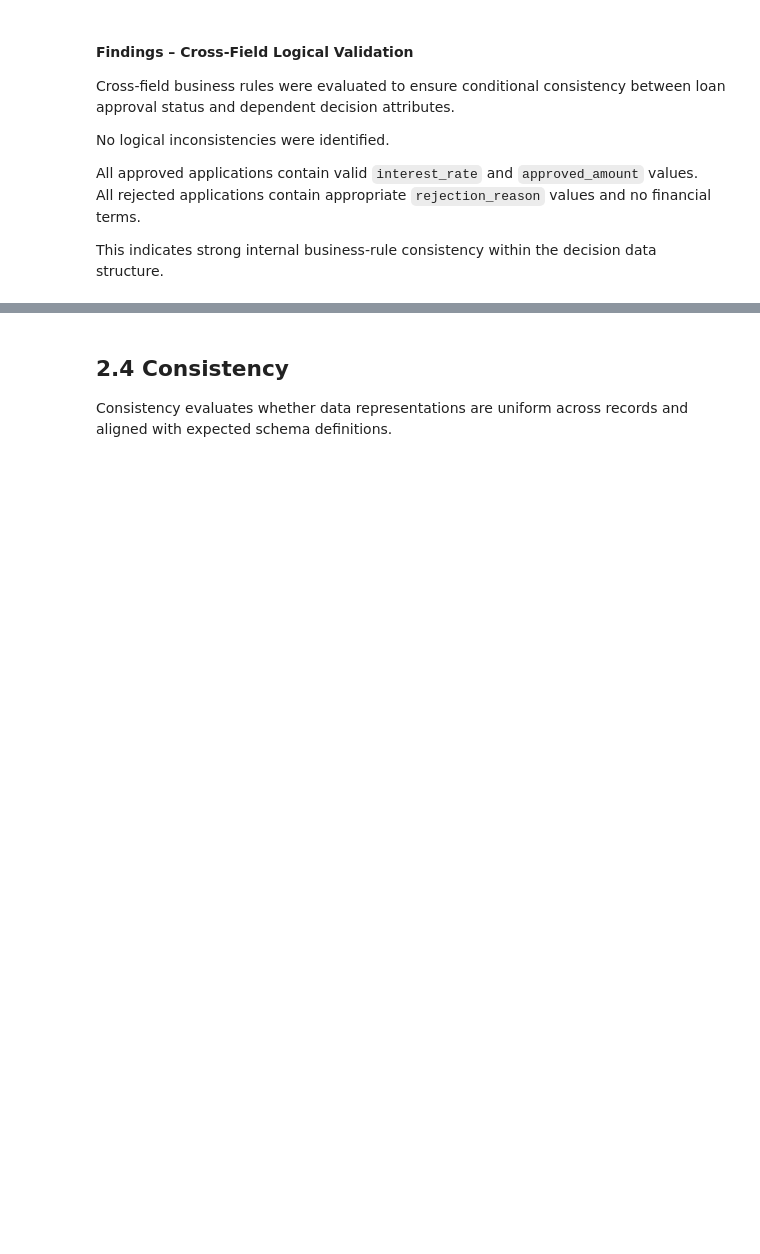
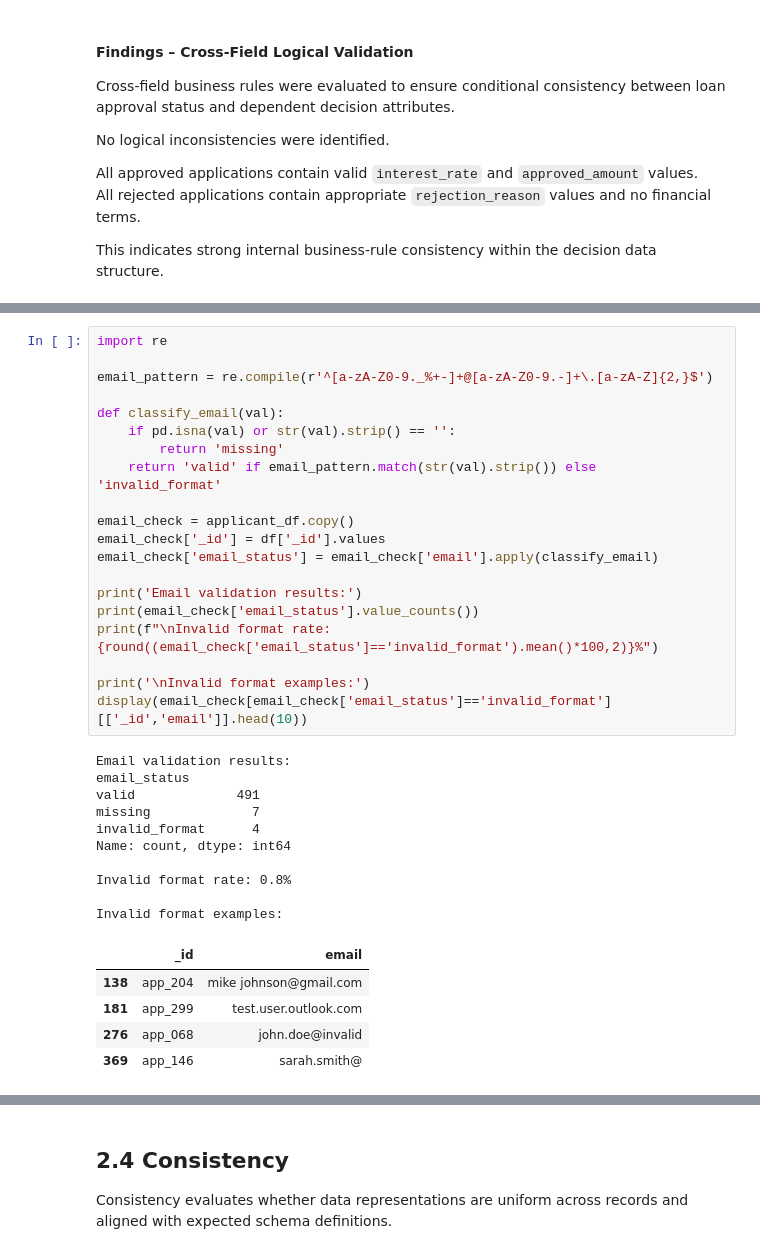
Before and after one commit to rafaelaacastro/dego_project_G4, a Jupyter notebook: notebooks/01-data-quality.ipynb, the cells around one changed output, grey strips where cells are left out. Drawn from its saved outputs; the diff is of its cells as text; blank space fills up the shorter version.

Commit message:
Add email validation and data quality summary table

```diff
--- a/notebooks/01-data-quality.ipynb
+++ b/notebooks/01-data-quality.ipynb
@@ -452,0 +472,36 @@ This indicates strong internal business-rule consistency within the decision dat
+# %%
+import re
+
+email_pattern = re.compile(r'^[a-zA-Z0-9._%+-]+@[a-zA-Z0-9.-]+\.[a-zA-Z]{2,}$')
+
+def classify_email(val):
+    if pd.isna(val) or str(val).strip() == '':
+        return 'missing'
+    return 'valid' if email_pattern.match(str(val).strip()) else 'invalid_format'
+
+email_check = applicant_df.copy()
+email_check['_id'] = df['_id'].values
+email_check['email_status'] = email_check['email'].apply(classify_email)
+
+print('Email validation results:')
+print(email_check['email_status'].value_counts())
+print(f"\nInvalid format rate: {round((email_check['email_status']=='invalid_format').mean()*100,2)}%")
+
+print('\nInvalid format examples:')
+display(email_check[email_check['email_status']=='invalid_format'][['_id','email']].head(10))
+# %% [output]
+Email validation results:
+email_status
+valid             491
+missing             7
+invalid_format      4
+Name: count, dtype: int64
+
+Invalid format rate: 0.8%
+
+Invalid format examples:
+|  | _id | email |
+| 138 | app_204 | mike johnson@gmail.com |
+| 181 | app_299 | test.user.outlook.com |
+| 276 | app_068 | john.doe@invalid |
+| 369 | app_146 | sarah.smith@ |
```
Also changed, not shown: parts of 27 cells of this notebook.
